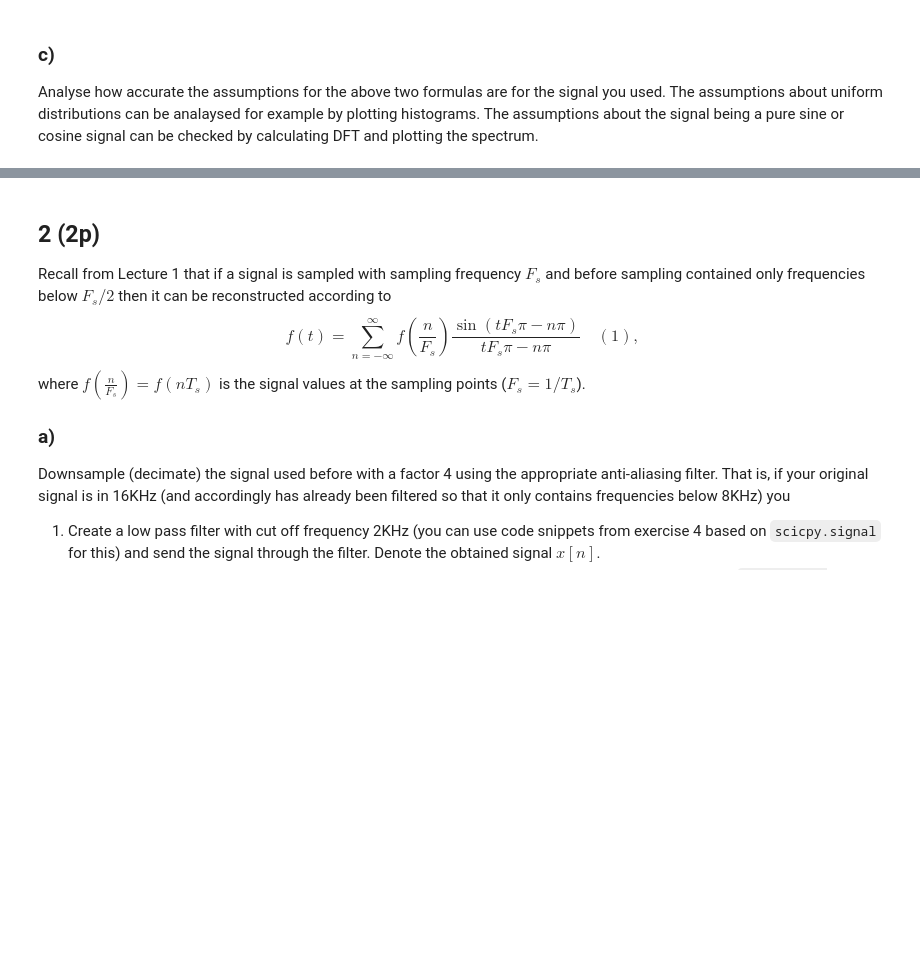
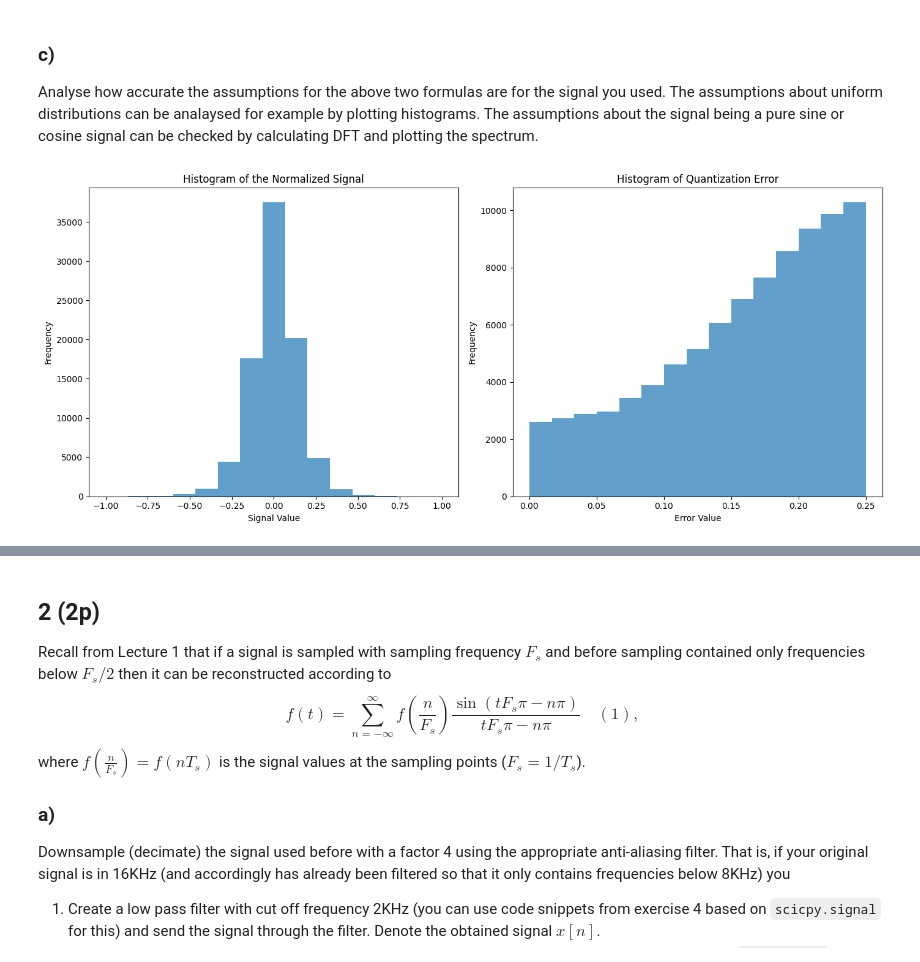
Before and after one commit to LukasFoltyn/czsa-first-homework, a Jupyter notebook: CZSa_2024_HW1.ipynb, the cells around one changed output, grey strips where cells are left out. Cells and saved outputs as stored; diff of their text form; code cells hidden in the pictures; some formulas as TeX source; blank space fills up the shorter version.

```diff
--- a/CZSa_2024_HW1.ipynb
+++ b/CZSa_2024_HW1.ipynb
@@ -131,3 +174,26 @@ where $SNR_{\rm{sine}}$ and $SNR_{\rm{uniform}}$ refers to the case of a sine si
 # %% [markdown]
 ### c)
 Analyse how accurate the assumptions for the above two formulas are for the signal you used. The assumptions about uniform distributions can be analaysed for example by plotting histograms. The assumptions about the signal being a pure sine or cosine signal can be checked by calculating DFT and plotting the spectrum.
+# %%
+# Plot histograms to analyze the uniformity of the signal and quantization error
+
+plt.figure(figsize=(14, 6))
+
+# Histogram of the original normalized signal
+plt.subplot(1, 2, 1)
+plt.hist(a_normalized, bins=15, alpha=0.7)
+plt.title('Histogram of the Normalized Signal')
+plt.xlabel('Signal Value')
+plt.ylabel('Frequency')
+
+# Histogram of the quantization error
+plt.subplot(1, 2, 2)
+plt.hist(np.abs(err_values[0]), bins=15, alpha=0.7)
+plt.title('Histogram of Quantization Error')
+plt.xlabel('Error Value')
+plt.ylabel('Frequency')
+
+plt.tight_layout()
+plt.show()
+# %% [output]
+[figure, added]
```
Also changed, not shown: parts of 9 cells of this notebook.
